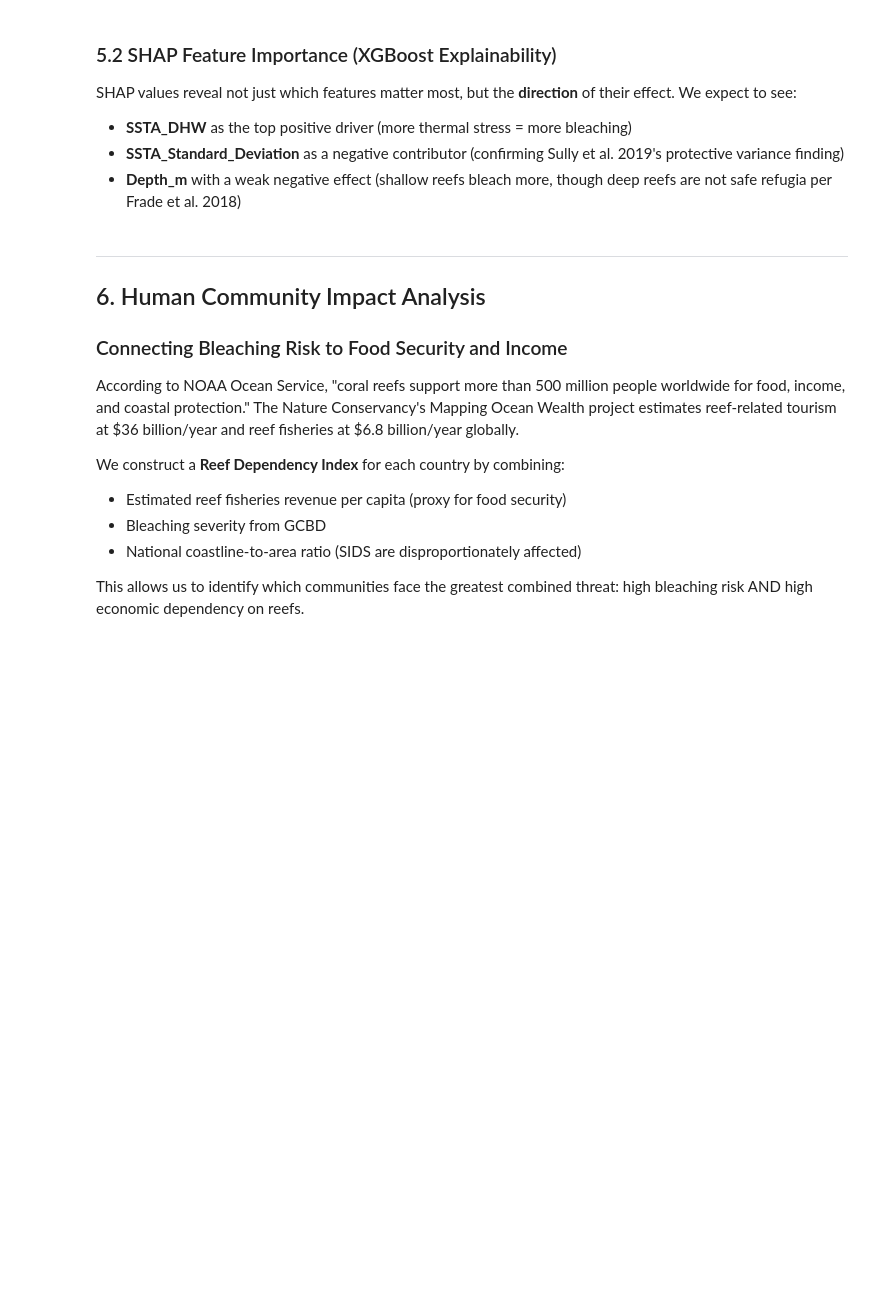
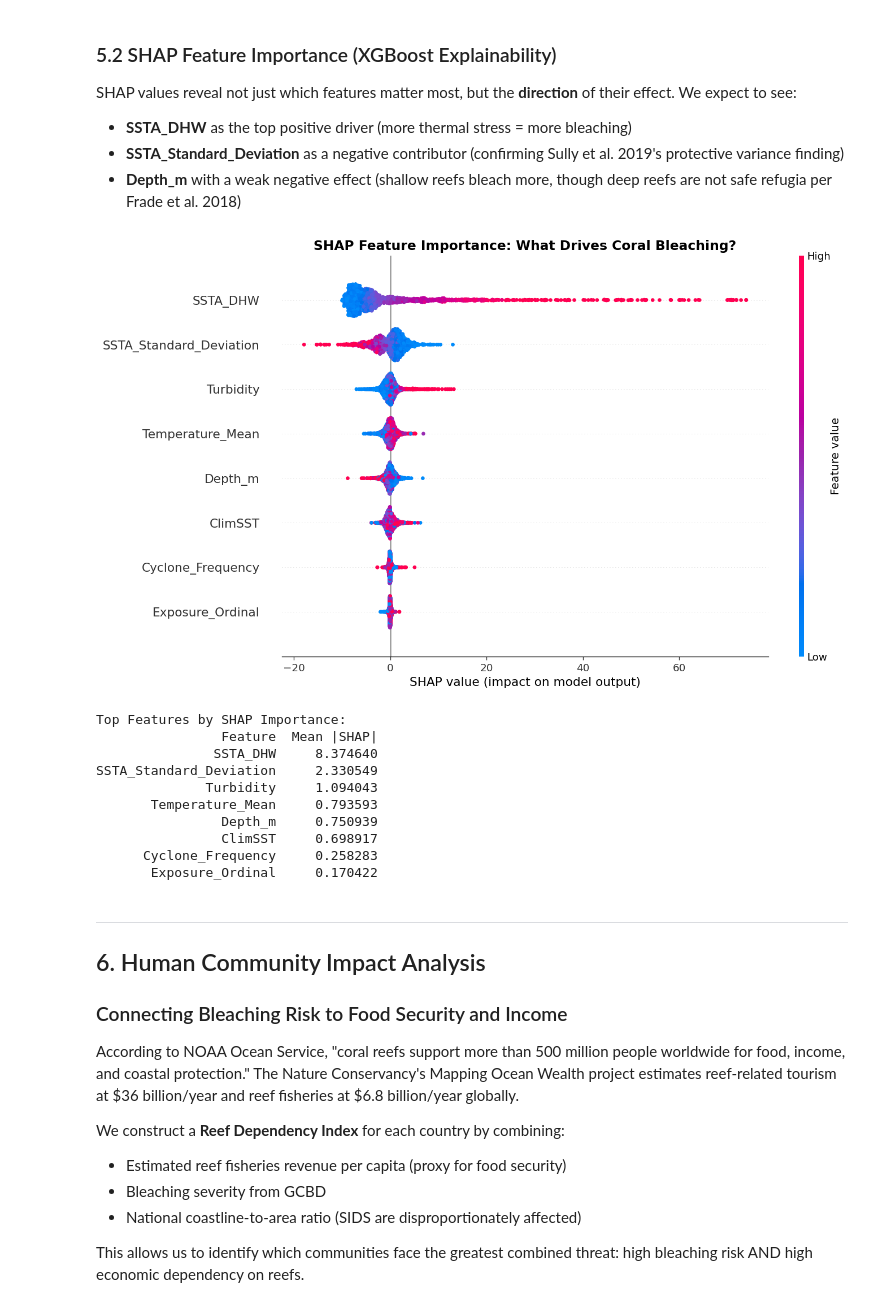
Before and after one commit to apple101012/datathon-2026, a Jupyter notebook: notebooks/coral_reef_analysis.ipynb, the cells around one changed output. Cells and saved outputs as stored; diff of their text form; code cells hidden in the pictures; blank space fills up the shorter version.

```diff
--- a/notebooks/coral_reef_analysis.ipynb
+++ b/notebooks/coral_reef_analysis.ipynb
@@ -794,36 +910,45 @@ SHAP values reveal not just which features matter most, but the **direction** of
 # %%
 # ============================================================
 # VIS 9: SHAP Beeswarm Plot (XGBoost)
 # ============================================================
 
 # Use a subsample for SHAP computation (speed)
 shap_sample_size = min(2000, len(X_test))
 X_shap = X_test.sample(shap_sample_size, random_state=RANDOM_STATE)
 
+# SHAP TreeExplainer for XGBoost feature importance
 explainer = shap.TreeExplainer(xgb_model)
 shap_values = explainer.shap_values(X_shap)
 
 # SHAP Summary (Beeswarm) Plot
 fig, ax = plt.subplots(figsize=(12, 7))
-shap.summary_plot(shap_values, X_shap, feature_names=feature_cols, show=False,
-                  plot_size=None)
-plt.title("SHAP Feature Importance — XGBoost Model\n(Red = high feature value, Blue = low)",
-          fontsize=16, fontweight="bold")
+shap.summary_plot(shap_values, X_shap, show=False, plot_size=None)
+plt.title('SHAP Feature Importance: What Drives Coral Bleaching?', fontsize=14, fontweight='bold')
 plt.tight_layout()
+plt.savefig('shap_beeswarm.png', dpi=150, bbox_inches='tight')
 plt.show()
 
-# Also compute mean absolute SHAP for ranking
-mean_shap = pd.DataFrame({
-    "Feature": feature_cols,
-    "Mean |SHAP|": np.abs(shap_values).mean(axis=0)
-}).sort_values("Mean |SHAP|", ascending=False)
-
-print("\nFeature Importance Ranking (mean |SHAP value|):")
-for _, row in mean_shap.iterrows():
-    print(f"  {row['Feature']:30s}  {row['Mean |SHAP|']:.3f}")
-
-print("\nKey finding: SSTA_Standard_Deviation has a NEGATIVE SHAP direction —")
-print("confirming Sully et al. (2019): high SST variance is PROTECTIVE against bleaching.")
+# Print top features
+mean_abs_shap = np.abs(shap_values).mean(axis=0)
+feature_importance = pd.DataFrame({
+    'Feature': X_shap.columns,
+    'Mean |SHAP|': mean_abs_shap
+}).sort_values('Mean |SHAP|', ascending=False)
+print()
+print('Top Features by SHAP Importance:')
+print(feature_importance.to_string(index=False))
+# %% [output]
+[figure, added]
+Top Features by SHAP Importance:
+                Feature  Mean |SHAP|
+               SSTA_DHW     8.374640
+SSTA_Standard_Deviation     2.330549
+              Turbidity     1.094043
+       Temperature_Mean     0.793593
+                Depth_m     0.750939
+                ClimSST     0.698917
+      Cyclone_Frequency     0.258283
+       Exposure_Ordinal     0.170422
 # %% [markdown]
 ---
 ## 6. Human Community Impact Analysis
```
Also changed, not shown: parts of 23 cells of this notebook, 2 other files.
